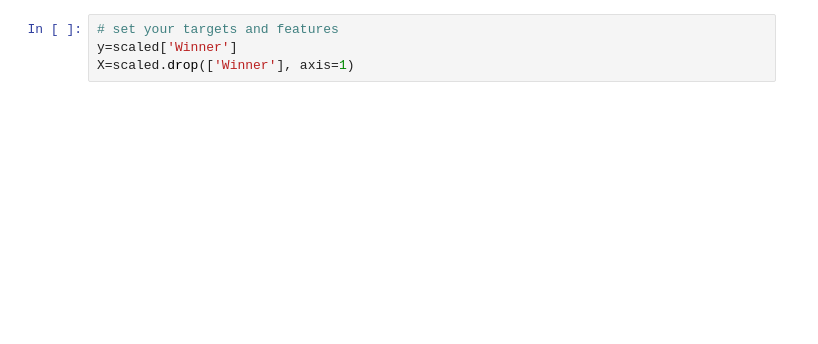
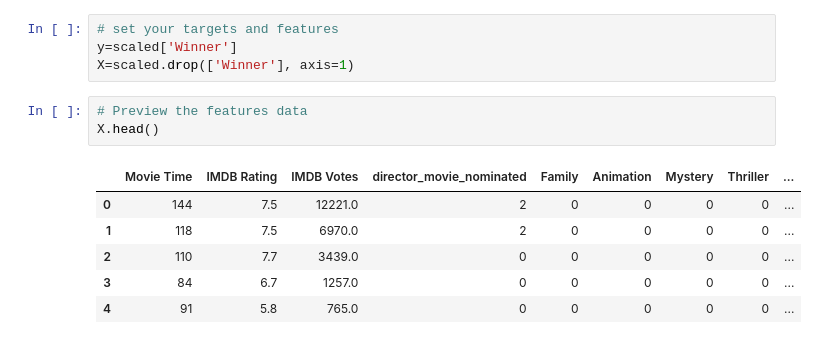
Before and after one commit to rashaolu/Final-Project, a Jupyter notebook: project_4(Colab).ipynb, the cells around one changed output. Cells and saved outputs as stored; diff of their text form; blank space fills up the shorter version.

```diff
--- a/project_4_(thursday).ipynb
+++ b/project_4(Colab).ipynb
@@ -698,3 +717,13 @@ Length: 91, dtype: object
 # set your targets and features
 y=scaled['Winner']
 X=scaled.drop(['Winner'], axis=1)
+# %%
+# Preview the features data
+X.head()
+# %% [output]
+|  | Movie Time | IMDB Rating | IMDB Votes | director_movie_nominated | Family | Animation | Mystery | Thriller | ... |
+| 0 | 144 | 7.5 | 12221.0 | 2 | 0 | 0 | 0 | 0 | ... |
+| 1 | 118 | 7.5 | 6970.0 | 2 | 0 | 0 | 0 | 0 | ... |
+| 2 | 110 | 7.7 | 3439.0 | 0 | 0 | 0 | 0 | 0 | ... |
+| 3 | 84 | 6.7 | 1257.0 | 0 | 0 | 0 | 0 | 0 | ... |
+| 4 | 91 | 5.8 | 765.0 | 0 | 0 | 0 | 0 | 0 | ... |
```
Also changed, not shown: parts of 56 cells of this notebook, 12 other files.
